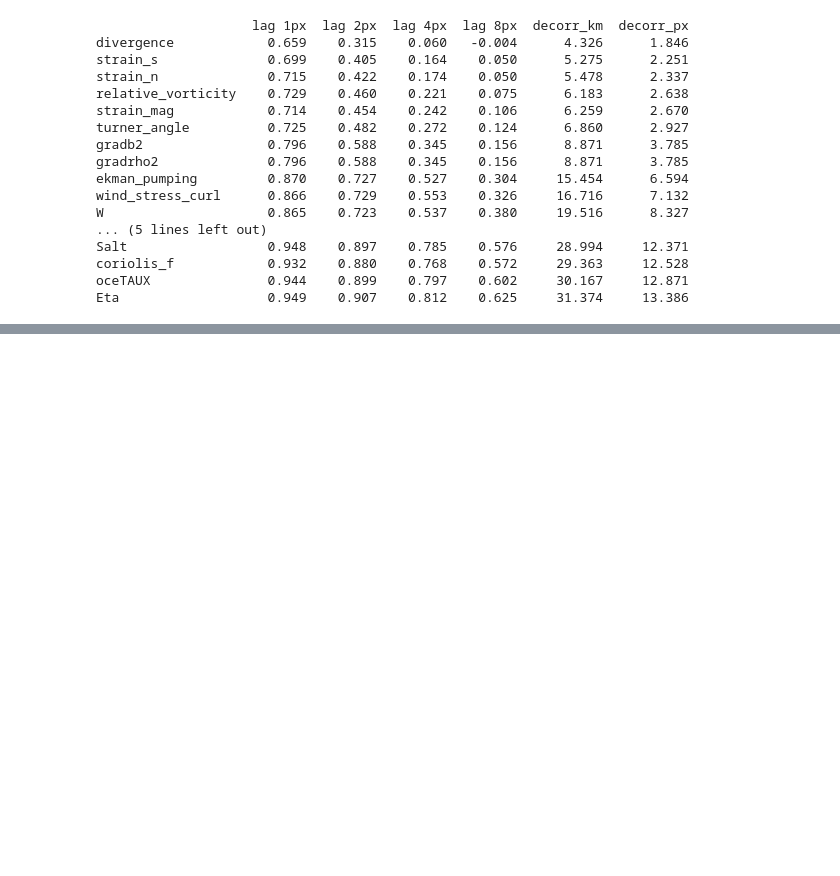
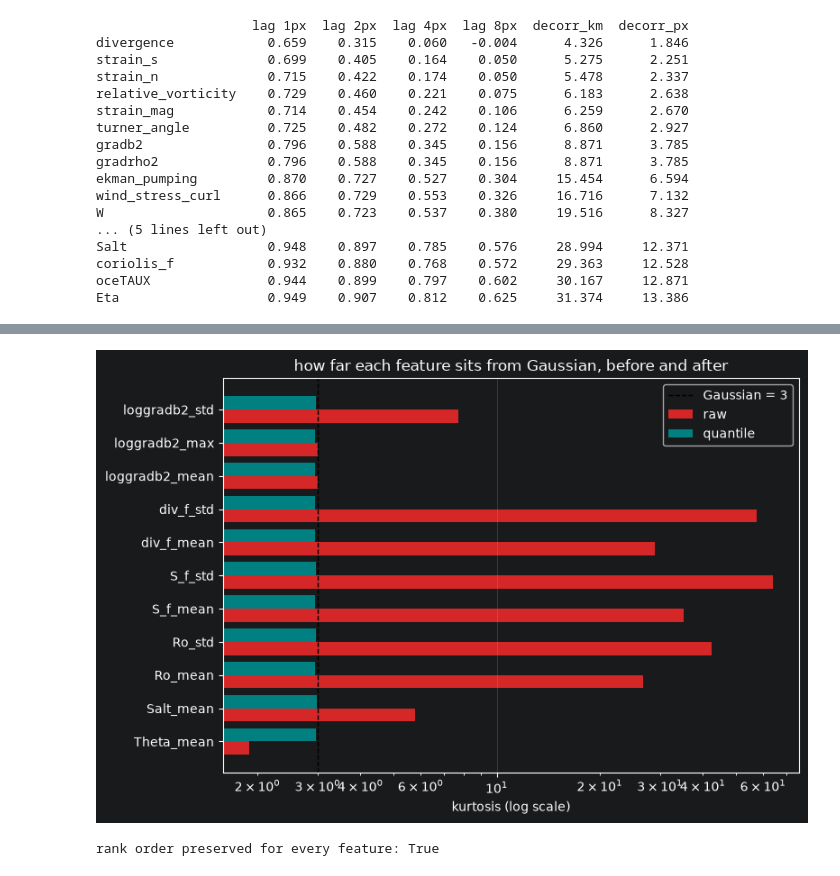
Before and after one commit to Sea-Meets-the-Stars/DBOF_Representation_Learning, a Jupyter notebook: notebooks/data_eda.ipynb, the cells around one changed output, grey strips where cells are left out. Drawn from its saved outputs; the diff is of its cells as text; code cells hidden in the pictures; blank space fills up the shorter version.

```diff
--- a/notebooks/data_eda.ipynb
+++ b/notebooks/data_eda.ipynb
@@ -629,0 +826,19 @@ Eta                   0.949    0.907    0.812    0.625     31.374     13.386
+# %%
+fig, ax = plt.subplots(figsize=(8, 0.35 * len(shape) + 1.5))
+y = np.arange(len(shape))
+ax.barh(y - 0.2, shape["kurt_raw"], 0.4, color="tab:red", label="raw")
+ax.barh(y + 0.2, shape["kurt_q"], 0.4, color="teal", label="quantile")
+ax.axvline(3, color="k", ls="--", lw=1, label="Gaussian = 3")
+ax.set_yticks(y); ax.set_yticklabels(shape.index)
+ax.set_xscale("log"); ax.set_xlabel("kurtosis (log scale)")
+ax.set_title("how far each feature sits from Gaussian, before and after")
+ax.legend(); ax.grid(alpha=0.3, axis="x")
+fig.tight_layout(); plt.show()
+
+# the transform must not reorder anything -- the extremes stay the extremes
+same_order = all(feats[c].rank().corr(feats_q[c].rank(), method="spearman") > 0.999
+                 for c in feats.columns)
+print(f"rank order preserved for every feature: {same_order}")
+# %% [output]
+[figure, added]
+rank order preserved for every feature: True
```
Also changed, not shown: parts of 9 cells of this notebook, 3 other files.
